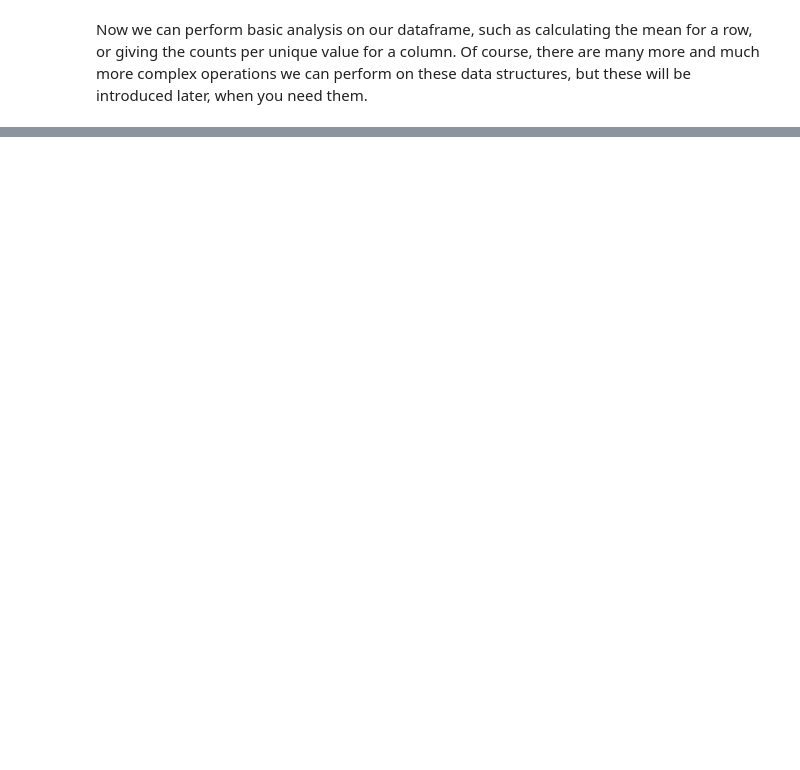
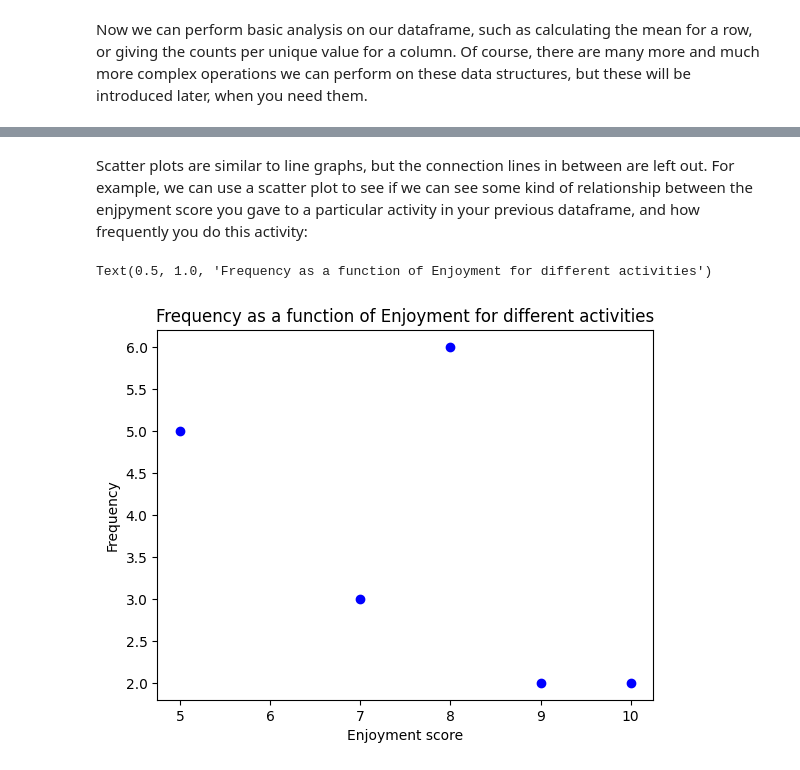
Before and after one commit to starcodecourses/Python-KI, a Jupyter notebook: starcode_PythonKI_03.ipynb, the cells around one changed output, grey strips where cells are left out. Saved outputs shown, nothing was run; the diff lists cells and outputs as text; code cells hidden in the pictures; blank space fills up the shorter version.

```diff
--- a/starcode_PythonKI_03.ipynb
+++ b/starcode_PythonKI_03.ipynb
@@ -149,0 +284,10 @@ There are a lot of different types of vizualizations you can plot with Matplotli
+# %%
+# solution
+data = {
+    "Activity": ["reading", "gaming", "cooking", "exercising", "watching movies"],
+    "Enjoyment Score": [8, 9, 5, 7, 10],  # On a scale of 1 to 10
+    "Frequency": [6, 2, 5, 3, 2]  # How often you do each activity
+}
+
+df = pd.DataFrame(data)
+print(df)
@@ -157,0 +388,16 @@ There are a lot of different types of vizualizations you can plot with Matplotli
+# %% [markdown]
+Scatter plots are similar to line graphs, but the connection lines in between are left out. For example, we can use a scatter plot to see if we can see some kind of relationship between the enjpyment score you gave to a particular activity in your previous dataframe, and how frequently you do this activity:
+# %%
+# example for scatter plot
+plt.scatter(df["Enjoyment Score"], df["Frequency"],
+            marker='o', color='blue')
+
+plt.xlabel("Enjoyment score")
+plt.ylabel("Frequency")
+plt.title("Frequency as a function of Enjoyment for different activities")
+
+# display plot
+plt.show()
+# %% [output]
+Text(0.5, 1.0, 'Frequency as a function of Enjoyment for different activities')
+[figure, added]
```
Also changed, not shown: parts of 99 cells of this notebook.
